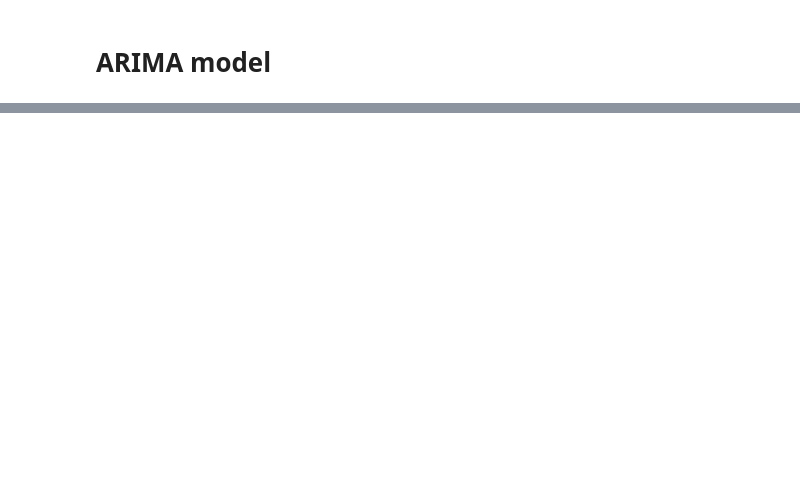
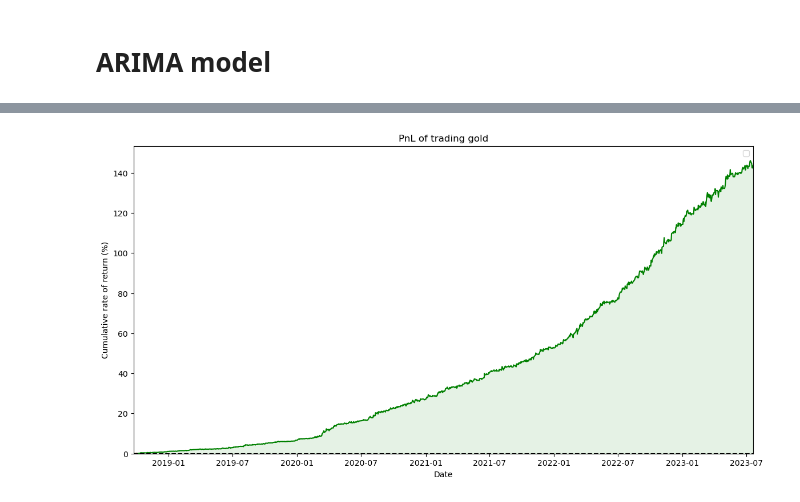
Before and after one commit to Ryanjoo18/gold-price-arima-forecast, a Jupyter notebook: main.ipynb, the cells around one changed output, grey strips where cells are left out. Drawn from its saved outputs; the diff is of its cells as text; code cells hidden in the pictures; blank space fills up the shorter version.

Commit message:
Include transaction costs

```diff
--- a/main.ipynb
+++ b/main.ipynb
@@ -63 +94,5 @@ print(f"Optimal ARIMA order: {model_fit.order}")
+# %%
+best_order = model.order
+model = ARIMA(trend.iloc[:train_period], order=best_order)
+model_fit = model.fit()
 # %%
@@ -183,0 +185,19 @@ Sharpe ratio: 6.47
+# %%
+# Computes the net percentage return of a day's trade,
+# taking into account the transaction cost
+def get_net_return(previous_position: int, current_position: int, actual_pct_change: float):
+    change_in_position = abs(previous_position - current_position) # number of transactions
+    cost = change_in_position * transaction_cost # total transaction cost incurred
+    return current_position * actual_pct_change - cost
+
+test_data["Net % return"] = np.nan
+
+return_idx = test_data.columns.get_loc("Net % return")
+pct_change_idx = test_data.columns.get_loc("Actual % change")
+
+for i in range(1, len(test_data)):
+    previous_position = test_data.iloc[i-1, position_idx]
+    current_position = test_data.iloc[i, position_idx]
+    actual_pct_change = test_data.iloc[i, pct_change_idx]
+
+    test_data.iloc[i, return_idx] = get_net_return(previous_position, current_position, actual_pct_change)
@@ -183,0 +239,18 @@ Sharpe ratio: 6.47
+# %%
+# Plot PnL chart
+cum_rate_returns = pnl_df["Cumulative returns"] / initial_capital * 100
+plt.figure(figsize=(14,7))
+plt.plot(pnl_df.index, np.where(cum_rate_returns >= 0, cum_rate_returns, np.nan), color='green')
+plt.plot(pnl_df.index, np.where(cum_rate_returns < 0, cum_rate_returns, np.nan), color='red')
+plt.axhline(y=0, color="black", linestyle='--') # zero baseline
+plt.fill_between(pnl_df.index, cum_rate_returns, 0, where=(cum_rate_returns >= 0), color='green', alpha=0.1)
+plt.fill_between(pnl_df.index, cum_rate_returns, 0, where=(cum_rate_returns < 0), color='red', alpha=0.1)
+plt.xlim(min(pnl_df.index), max(pnl_df.index))
+plt.ylim(cum_rate_returns.min(), None)
+plt.title(f"PnL of trading gold")
+plt.xlabel("Date")
+plt.ylabel("Cumulative rate of return (%)")
+plt.legend()
+plt.show()
+# %% [output]
+[figure, added]
```
Also changed, not shown: parts of 16 cells of this notebook, 2 other files.
